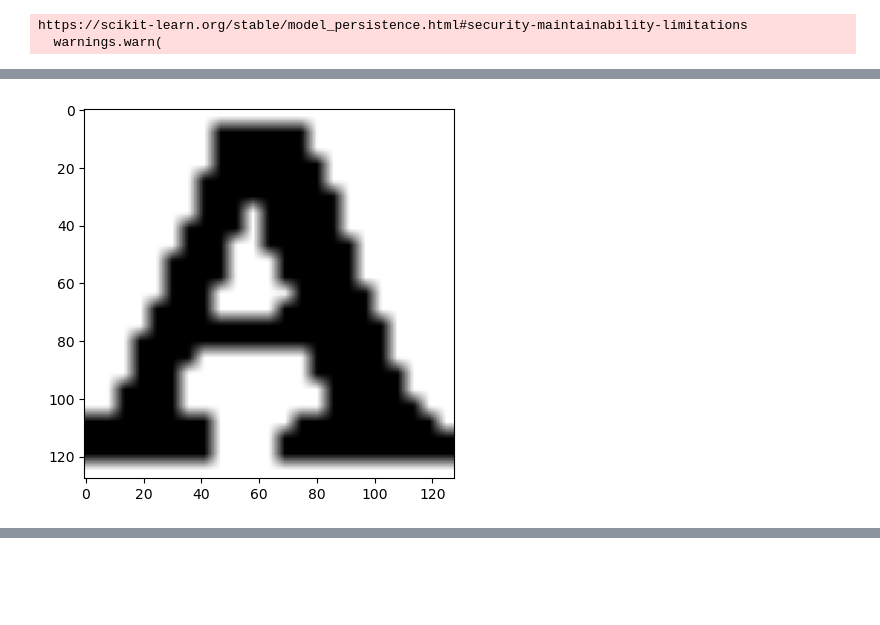
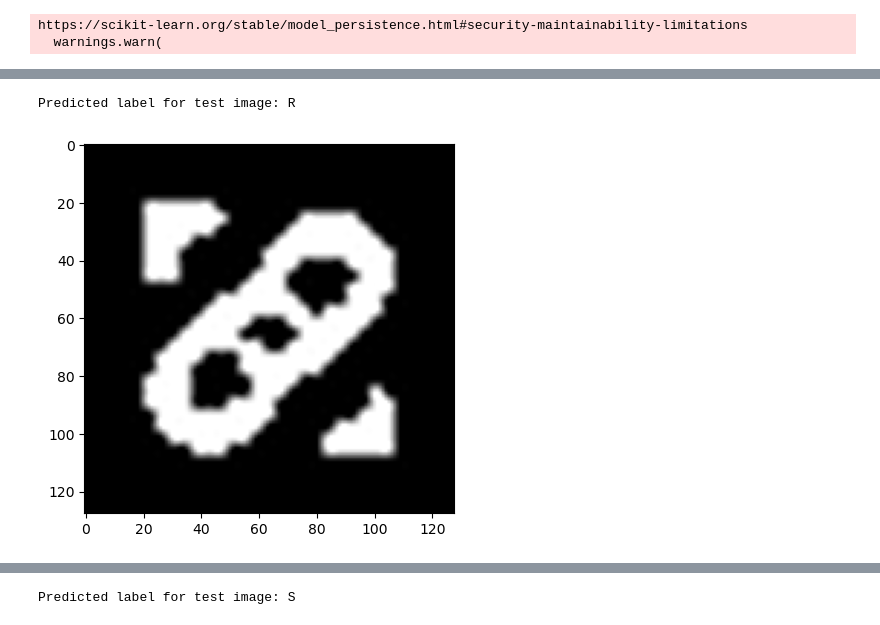
Before and after one commit to team-ronix/vidseek, a Jupyter notebook: visual/MSER.ipynb, the cells around one changed output, grey strips where cells are left out. Drawn from its saved outputs; the diff is of its cells as text; code cells hidden in the pictures; blank space fills up the shorter version.

```diff
--- a/visual/MSER.ipynb
+++ b/visual/MSER.ipynb
@@ -34,11 +88,15 @@ mser.setMinArea(100)
 # %%
 plt.axis('off')
+
 regions, boxes = mser.detectRegions(gray)
 unique_boxes = set(tuple(b) for b in boxes)
 unique_boxes = [list(b) for b in unique_boxes]
+unique_boxes = merge_boxes(unique_boxes, threshold=0.3)
+
 print(f"Number of regions: {len(regions)}")
 print(f"Number of boxes: {len(boxes)}")
 print(f"Number of unique boxes: {len(unique_boxes)}")
+
 img_copy = img.copy()
 for i in range(len(unique_boxes)):
     x, y, w, h = unique_boxes[i]
@@ -52,0 +160,3 @@ Number of unique boxes: 130
+# %%
+words = merge_char_words(unique_boxes, x_thresh=20, y_thresh=30)
+print(f"Number of words: {len(words)}")
@@ -105,7 +238,7 @@ def HoG(orientations, magnitudes, cell_size=16, num_bins=9, block_size=2):
 
 def predict(image, model=model, le=label_encoder):
     image = cv2.resize(image, (IMG_SIZE, IMG_SIZE))
-    image = image.astype(np.float32) / 255.0
+    # image = image.astype(np.float32) / 255.0
     magnitudes, orientations = calc_gradients(image)
     # test_features = HoG(orientations, magnitudes, cell_size=16, num_bins=9, block_size=2).reshape(1, -1)
     magnitudes, orientations = calc_gradients(image)
@@ -113,14 +246,3 @@ def predict(image, model=model, le=label_encoder):
     predicted_label = model.predict(test_features)
     scores = model.decision_function(test_features)
     return predicted_label, scores
-# %%
-unique_boxes = sorted(unique_boxes, key=lambda b: (b[1], b[0]))
-x, y, w, h = unique_boxes[24]
-roi = gray[y:y+h, x:x+w]
-roi = cv2.GaussianBlur(roi, (5, 5), 0)
-binary_roi = cv2.adaptiveThreshold(roi, 255, cv2.ADAPTIVE_THRESH_GAUSSIAN_C, cv2.THRESH_BINARY_INV, 11, 2)
-roi_resized = cv2.resize(binary_roi, (IMG_SIZE, IMG_SIZE))
-predicted_label, scores = predict(roi_resized)
-print("Predicted label for test image:", label_encoder.inverse_transform(predicted_label)[0])
-plt.imshow(roi_resized, cmap='gray')
-softmax_scores = np.exp(scores) / np.sum(np.exp(scores))
@@ -130,18 +275,42 @@ Predicted label for test image: e
 # %%
-unique_boxes = sorted(unique_boxes, key=lambda b: (b[1], b[0]))
-i = 0
-for box in unique_boxes:
-    x, y, w, h = box
-    roi = gray[y:y+h, x:x+w]
-    # roi = cv2.GaussianBlur(roi, (9, 9), 0)
-    binary_roi = cv2.adaptiveThreshold(roi, 255, cv2.ADAPTIVE_THRESH_GAUSSIAN_C, cv2.THRESH_BINARY, 11, 2)
-    roi_resized = cv2.resize(binary_roi, (128, 128))
-    plt.imshow(roi_resized, cmap='gray')
-    plt.show()
-    predicted_label, scores = predict(roi_resized)
-    # if(scores[0][predicted_label[0]] > 0.5):
-    #     text += label_encoder.inverse_transform(predicted_label)[0]
-    print("Predicted label for test image:", label_encoder.inverse_transform(predicted_label)[0])
-    print(i)
-    i += 1
+unique_boxes = sort_boxes_reading_order(unique_boxes, y_thresh=10)
+words = merge_char_words(unique_boxes, x_thresh=20, y_thresh=30)
+print(f"Number of words: {len(words)}")
+text = ""
+for word in words:
+    for box in word:
+        x, y, w, h = box
+        # print(f"width: {w}, height: {h}")
+        # print(f"Box {i}: x={x}, y={y}")
+        char_img = gray[y:y+h, x:x+w]
+        char_img = cv2.copyMakeBorder(char_img, 5, 5, 5, 5, cv2.BORDER_CONSTANT, value=255)
+
+        char_img = cv2.GaussianBlur(char_img, (5, 5), 0)
+        # binary_char_img = cv2.adaptiveThreshold(char_img, 255, cv2.ADAPTIVE_THRESH_GAUSSIAN_C, cv2.THRESH_BINARY_INV, 11, 2)
+
+        char_img = cv2.adaptiveThreshold(
+            char_img,
+            255,
+            cv2.ADAPTIVE_THRESH_GAUSSIAN_C,
+            cv2.THRESH_BINARY_INV,
+            11,
+            2
+        )
+
+        char_img_resized = cv2.resize(
+            char_img,
+            (128, 128),
+            interpolation=cv2.INTER_CUBIC
+        )
+
+        char_img_resized = char_img_resized.astype(np.float32) / 255.0
+
+        magnitudes, orientations = calc_gradients(char_img_resized)
+        features = HoG(orientations, magnitudes)
+        predicted_label, scores = predict(char_img_resized)
+        print("Predicted label for test image:", label_encoder.inverse_transform(predicted_label)[0])
+        plt.imshow(char_img_resized, cmap='gray')
+        plt.show()
+        text += label_encoder.inverse_transform(predicted_label)[0]
+    text += " "
 # %% [output]
@@ -151 +320,2 @@ Predicted label for test image: g
+Predicted label for test image: R
-[figure, old version]
+[figure, new version]
@@ -153,0 +322 @@ Predicted label for test image: g
+Predicted label for test image: S
```
Also changed, not shown: parts of 15 cells of this notebook.
